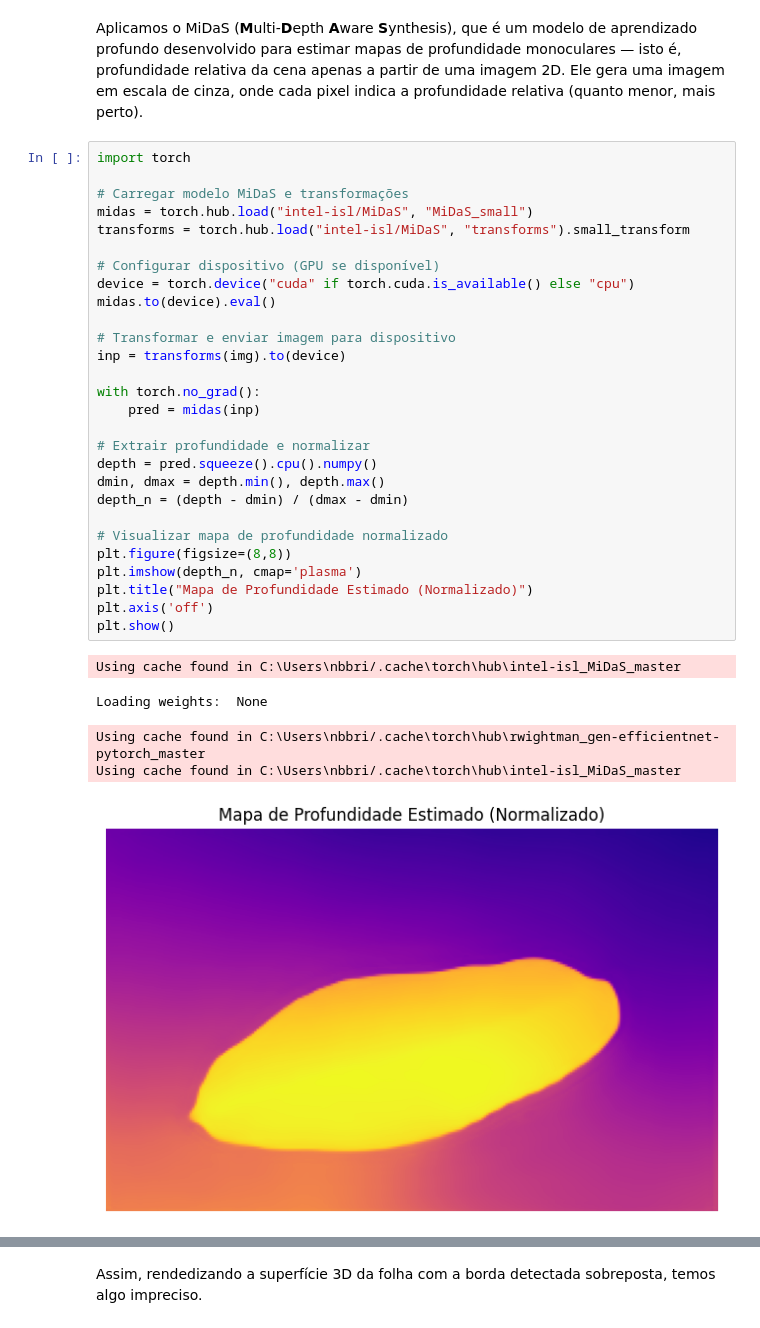
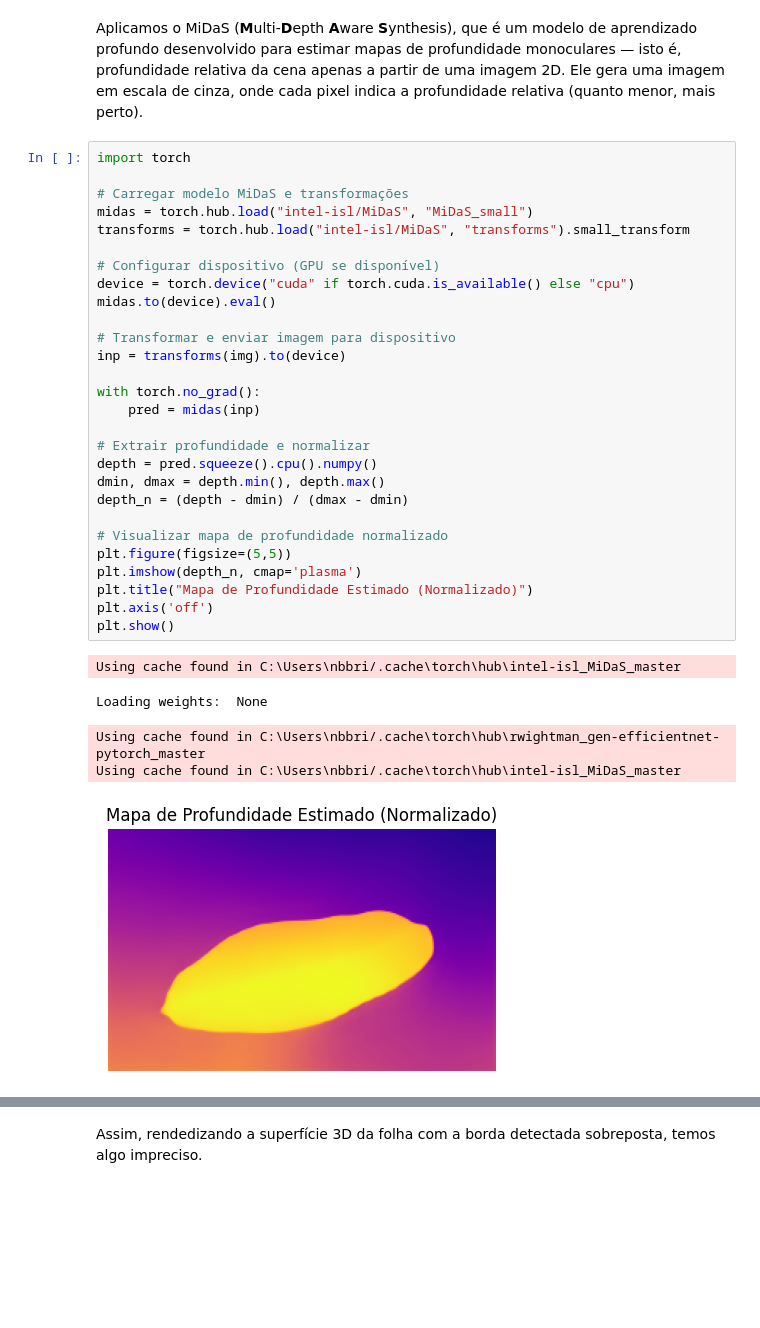
Before and after one commit to mateuskrause/tp-aln, a Jupyter notebook: main.ipynb, the cells around one changed output, grey strips where cells are left out. Drawn from its saved outputs; the diff is of its cells as text; blank space fills up the shorter version.

```diff
--- a/main.ipynb
+++ b/main.ipynb
@@ -204,32 +193,32 @@ import torch
 
 # Carregar modelo MiDaS e transformações
 midas = torch.hub.load("intel-isl/MiDaS", "MiDaS_small")
 transforms = torch.hub.load("intel-isl/MiDaS", "transforms").small_transform
 
 # Configurar dispositivo (GPU se disponível)
 device = torch.device("cuda" if torch.cuda.is_available() else "cpu")
 midas.to(device).eval()
 
 # Transformar e enviar imagem para dispositivo
 inp = transforms(img).to(device)
 
 with torch.no_grad():
     pred = midas(inp)
 
 # Extrair profundidade e normalizar
 depth = pred.squeeze().cpu().numpy()
 dmin, dmax = depth.min(), depth.max()
 depth_n = (depth - dmin) / (dmax - dmin)
 
 # Visualizar mapa de profundidade normalizado
-plt.figure(figsize=(8,8))
+plt.figure(figsize=(5,5))
 plt.imshow(depth_n, cmap='plasma')
 plt.title("Mapa de Profundidade Estimado (Normalizado)")
 plt.axis('off')
 plt.show()
 # %% [output]
 Using cache found in C:\Users\nbbri/.cache\torch\hub\intel-isl_MiDaS_master
 Loading weights:  None
 Using cache found in C:\Users\nbbri/.cache\torch\hub\rwightman_gen-efficientnet-pytorch_master
 Using cache found in C:\Users\nbbri/.cache\torch\hub\intel-isl_MiDaS_master
-[figure, old version]
+[figure, new version]
```
Also changed, not shown: parts of 27 cells of this notebook, 1 other file.
